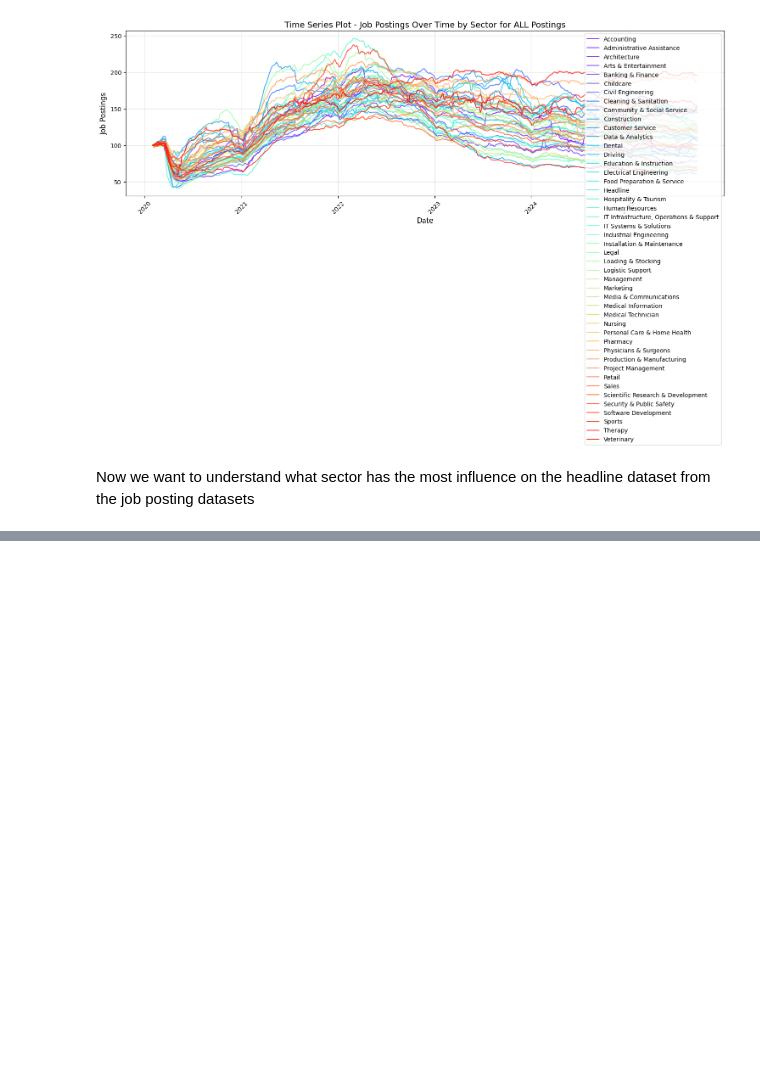
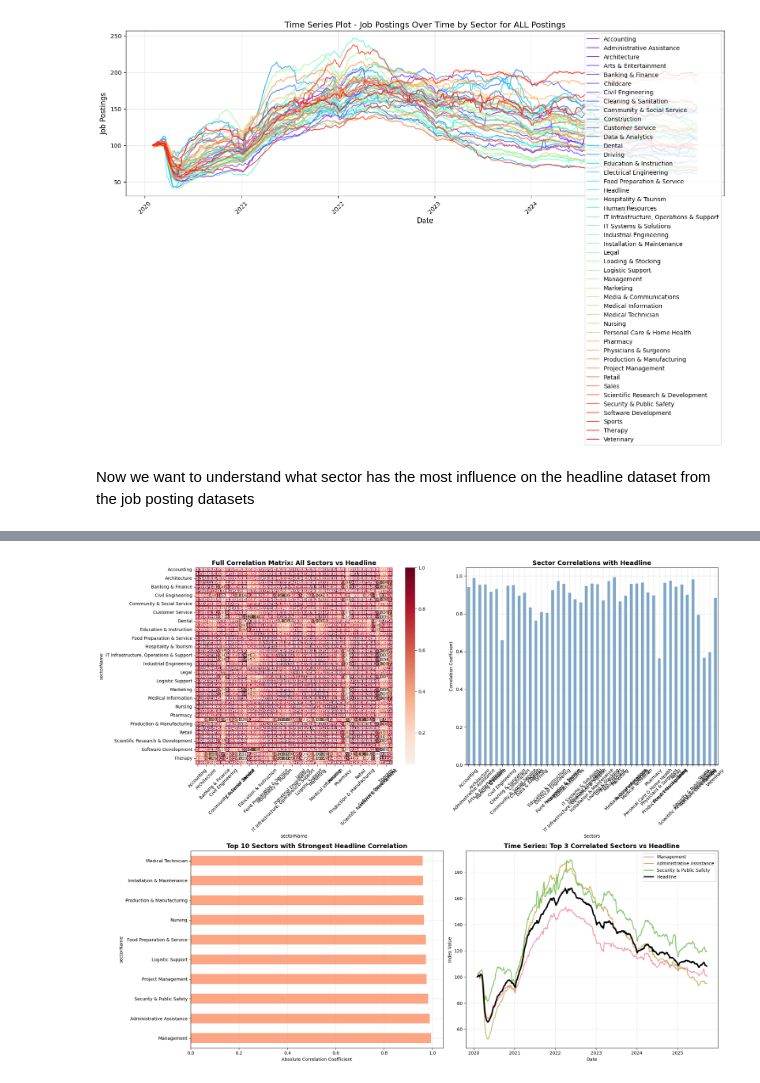
Before and after one commit to Sameer-Sethuram/SwYtch-Team-Monkey, a Jupyter notebook: Data_Exploration_Scripts/INDEED/Combined/EDA_INDEED_headline_and_Sectors.ipynb, the cells around one changed output, grey strips where cells are left out. Drawn from its saved outputs; the diff is of its cells as text; code cells hidden in the pictures; blank space fills up the shorter version.

```diff
--- a/Data_Exploration_Scripts/INDEED/Combined/EDA_INDEED_headline_and_Sectors.ipynb
+++ b/Data_Exploration_Scripts/INDEED/Combined/EDA_INDEED_headline_and_Sectors.ipynb
@@ -192,0 +242,48 @@ Now we want to understand what sector has the most influence on the headline dat
+# %%
+# === Step 4: Create beautiful visualizations ===
+# set up the plotting style
+plt.style.use('default')
+sns.set_palette("husl")
+
+# Create a comprehensive figure with multiple plots
+fig, axes = plt.subplots(2, 2, figsize=(20, 16))
+
+# Plot 1: Correlation heatmap (full matrix)
+sns.heatmap(correlation_matrix, annot=True, cmap='RdBu_r', center=0,
+            square=True, fmt='.3f', ax=axes[0,0])
+axes[0,0].set_title('Full Correlation Matrix: All Sectors vs Headline', fontsize=14, fontweight='bold')
+axes[0,0].tick_params(axis='x', rotation=45)
+axes[0,0].tick_params(axis='y', rotation=0)
+
+# Plot 2: Bar chart of headline correlations
+headline_correlations.plot(kind='bar', ax=axes[0,1], color='steelblue', alpha=0.7)
+axes[0,1].set_title('Sector Correlations with Headline', fontsize=14, fontweight='bold')
+axes[0,1].set_xlabel('Sectors')
+axes[0,1].set_ylabel('Correlation Coefficient')
+axes[0,1].tick_params(axis='x', rotation=45)
+axes[0,1].axhline(y=0, color='red', linestyle='--', alpha=0.5)
+axes[0,1].grid(True, alpha=0.3)
+
+# Plot 3: Top 10 strongest correlations (absolute value)
+top_10 = headline_correlations.abs().nlargest(10)
+top_10.plot(kind='barh', ax=axes[1,0], color='coral', alpha=0.7)
+axes[1,0].set_title('Top 10 Sectors with Strongest Headline Correlation', fontsize=14, fontweight='bold')
+axes[1,0].set_xlabel('Absolute Correlation Coefficient')
+axes[1,0].grid(True, alpha=0.3)
+
+# Plot 4: Time series of top 3 correlated sectors vs headline
+top_3_sectors = headline_correlations.abs().nlargest(3).index
+for sector in top_3_sectors:
+    axes[1,1].plot(pivot_df.index, pivot_df[sector], label=f'{sector}', alpha=0.7, linewidth=2)
+
+axes[1,1].plot(pivot_df.index, pivot_df['Headline'], label='Headline', color='black', linewidth=3)
+axes[1,1].set_title('Time Series: Top 3 Correlated Sectors vs Headline', fontsize=14, fontweight='bold')
+axes[1,1].set_xlabel('Date')
+axes[1,1].set_ylabel('Index Value')
+axes[1,1].legend()
+axes[1,1].grid(True, alpha=0.3)
+
+plt.tight_layout()
+plt.show()
+# %% [output]
+[figure, added]
```
Also changed, not shown: parts of 2 cells of this notebook, 1 other file.
